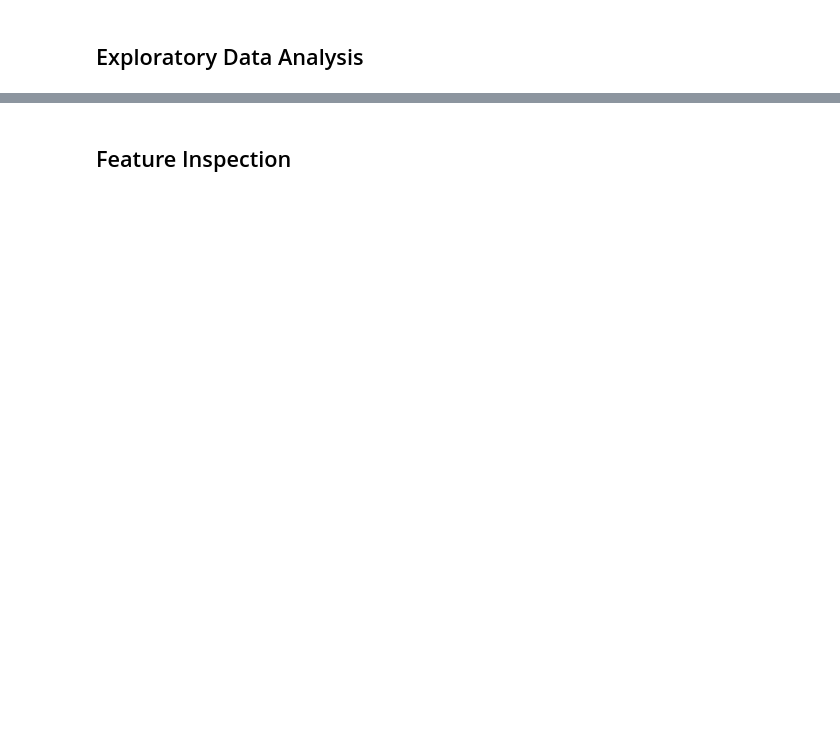
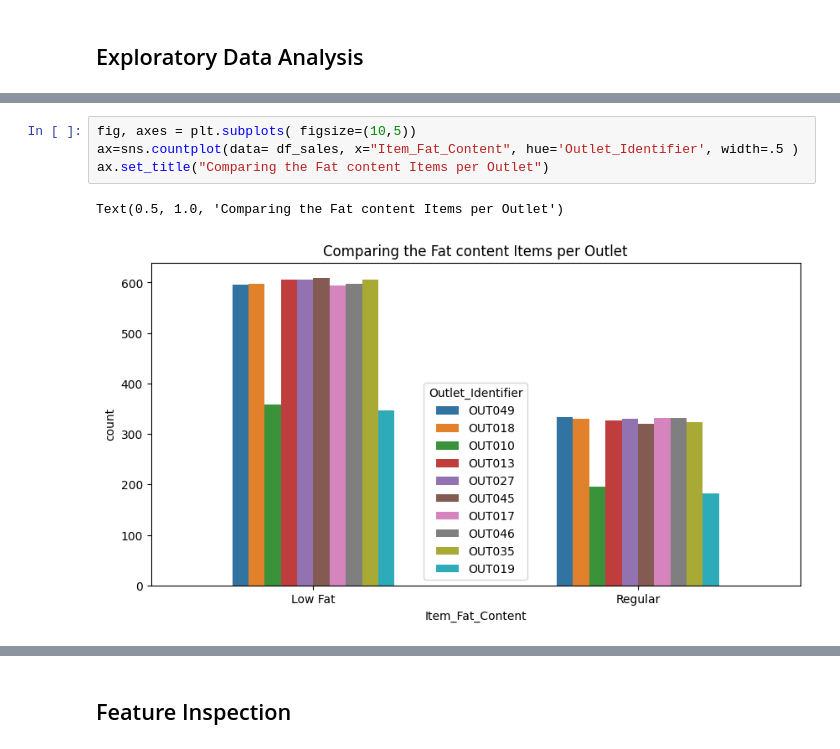
Before and after one commit to mohammadmasqala/Prediction-of-Product-Sale, a Jupyter notebook: Prediction_of_Product_Sale.ipynb, the cells around one changed output, grey strips where cells are left out. Drawn from its saved outputs; the diff is of its cells as text; blank space fills up the shorter version.

```diff
--- a/Prediction_of_Product_Sale.ipynb
+++ b/Prediction_of_Product_Sale.ipynb
@@ -271,0 +296,7 @@ df_sales.describe().round()
+# %%
+fig, axes = plt.subplots( figsize=(10,5))
+ax=sns.countplot(data= df_sales, x="Item_Fat_Content", hue='Outlet_Identifier', width=.5 )
+ax.set_title("Comparing the Fat content Items per Outlet")
+# %% [output]
+Text(0.5, 1.0, 'Comparing the Fat content Items per Outlet')
+[figure, added]
```
Also changed, not shown: parts of 27 cells of this notebook.
